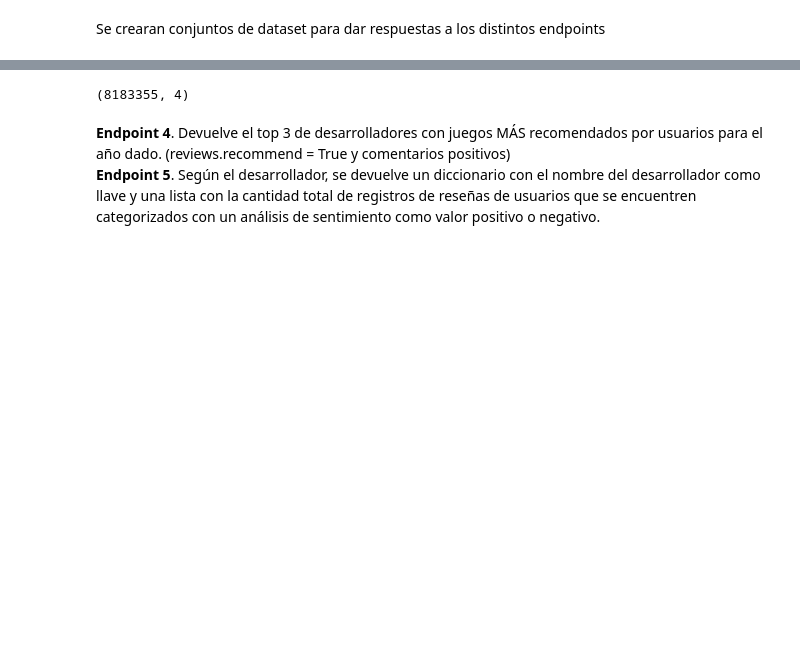
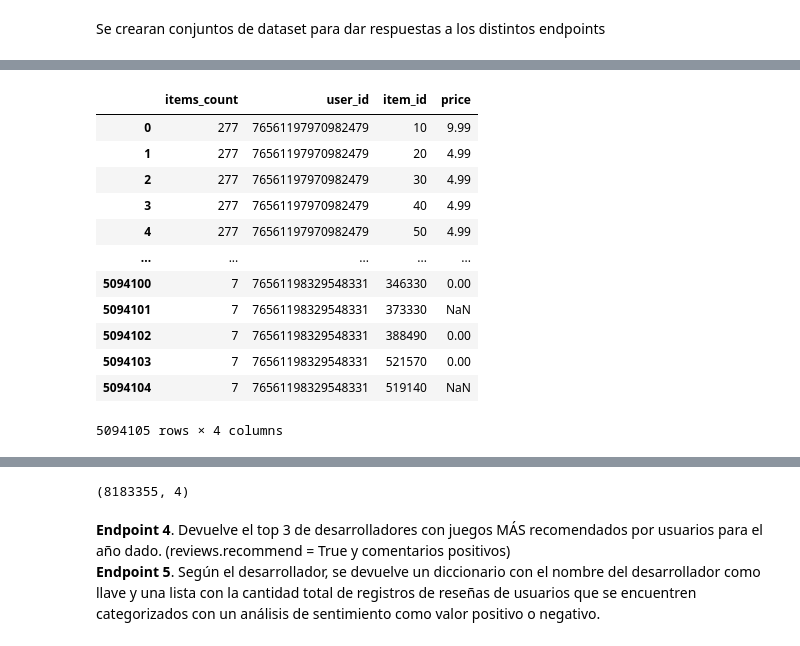
Before and after one commit to ing-jhparra/Sistema-de-Recomendacion-de-Videojuegos-para-Usuarios, a Jupyter notebook: notebooks/6_endpoints.ipynb, the cells around one changed output, grey strips where cells are left out. Saved outputs shown, nothing was run; the diff lists cells and outputs as text; code cells hidden in the pictures; blank space fills up the shorter version.

```diff
--- a/notebooks/6_endpoints.ipynb
+++ b/notebooks/6_endpoints.ipynb
@@ -47,0 +92,4 @@ df_userdata.shape
+# %%
+usuario = 'InstigatorAU'
+df_gastos_items = df_userdata[['items_count', 'user_id', 'item_id']]
+df_gastos_items
@@ -47,0 +137,5 @@ df_userdata.shape
+# %%
+# Verificamso los datos que solo requerimos y asignamos a df_precio_items
+df_game = df_developer
+df_precio_items = df_game[["item_id", "price"]]
+df_precio_items
@@ -47,0 +156,4 @@ df_userdata.shape
+# %%
+# Vericamos si exiten duplicados y eliminamos
+df_precio_items = df_precio_items.drop_duplicates(subset="item_id", keep='first')
+df_precio_items.info()
@@ -47,0 +170,2 @@ df_userdata.shape
+# %%
+df_precio_items.reset_index(drop = True, inplace=True)
@@ -47,0 +188,19 @@ df_userdata.shape
+# %%
+# Realizamso un merge entre los dos dataframe df_gastos_items y df_precio_items
+#df_nuevo = df_gastos_items.merge(df_precio_items, on='item_id', how='left')
+df = pd.merge(df_gastos_items, df_precio_items, on="item_id",how="left")
+df
+# %% [output]
+|  | items_count | user_id | item_id | price |
+| 0 | 277 | 76561197970982479 | 10 | 9.99 |
+| 1 | 277 | 76561197970982479 | 20 | 4.99 |
+| 2 | 277 | 76561197970982479 | 30 | 4.99 |
+| 3 | 277 | 76561197970982479 | 40 | 4.99 |
+| 4 | 277 | 76561197970982479 | 50 | 4.99 |
+| ... | ... | ... | ... | ... |
+| 5094100 | 7 | 76561198329548331 | 346330 | 0.00 |
+| 5094101 | 7 | 76561198329548331 | 373330 | NaN |
+| 5094102 | 7 | 76561198329548331 | 388490 | 0.00 |
+| 5094103 | 7 | 76561198329548331 | 521570 | 0.00 |
+| 5094104 | 7 | 76561198329548331 | 519140 | NaN |
+5094105 rows × 4 columns
```
Also changed, not shown: parts of 30 cells of this notebook, 5 other files.
